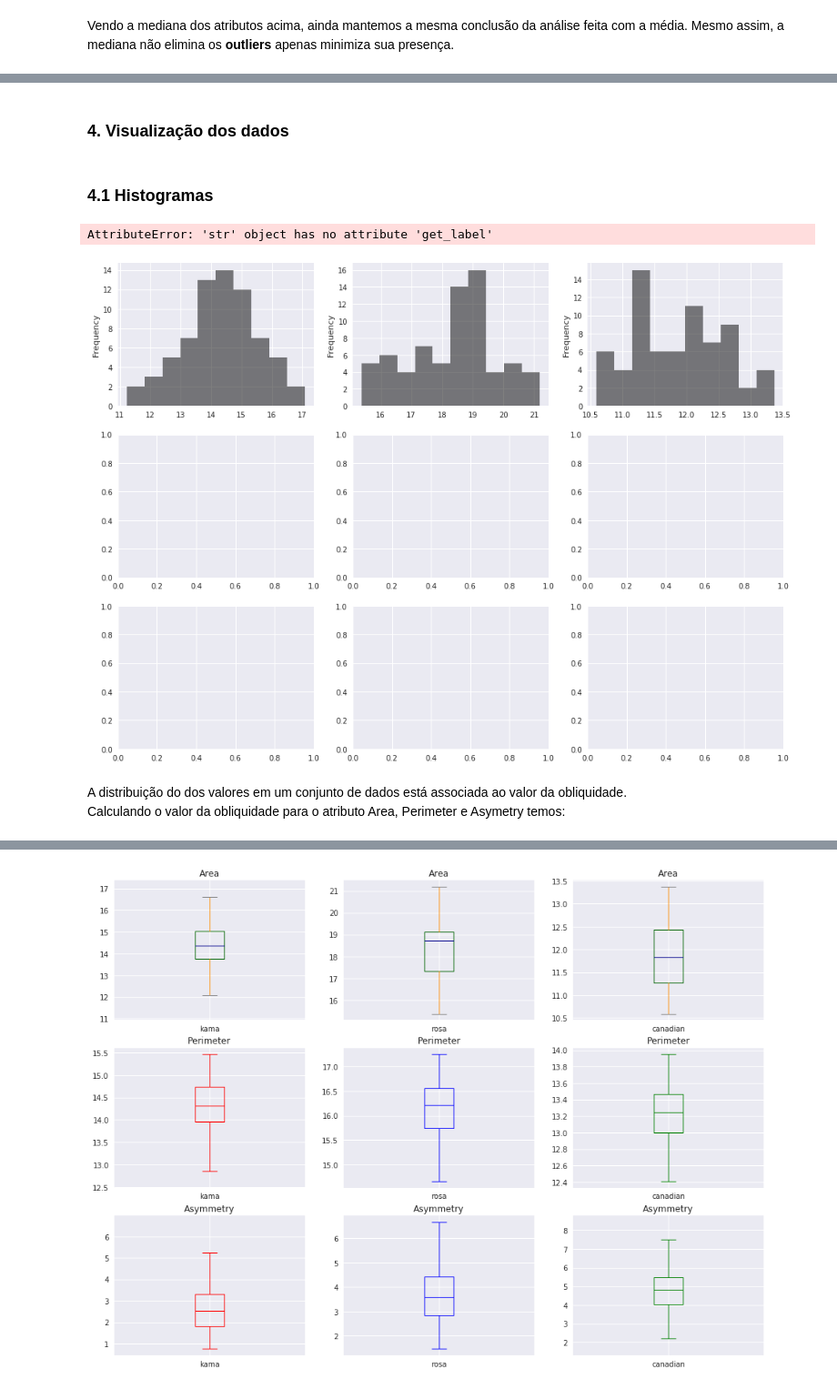
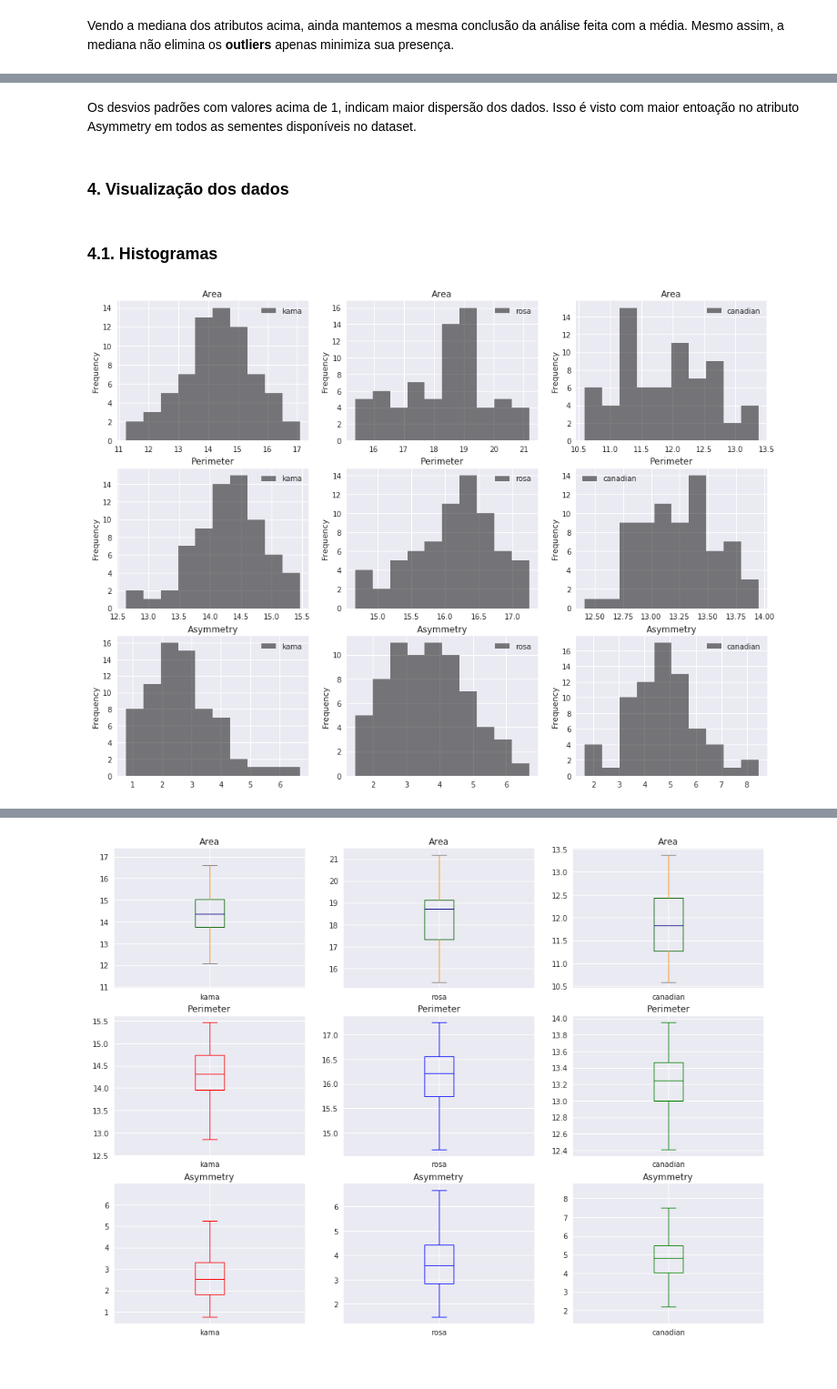
Before and after one commit to julianyraiol/RNA-Works, a Jupyter notebook: Projeto_4/develop/analise/analise.ipynb, the cells around one changed output, grey strips where cells are left out. Shown: that part at 91% size. Saved outputs shown, nothing was run; the diff lists cells and outputs as text; code cells hidden in the pictures.

```diff
--- a/Projeto_4/develop/analise/analise.ipynb
+++ b/Projeto_4/develop/analise/analise.ipynb
@@ -217,50 +238,46 @@ Vendo a mediana dos atributos acima, ainda mantemos a mesma conclusão da análi
+# %% [markdown]
+Os desvios padrões com valores acima de 1, indicam maior dispersão dos dados. Isso é visto com maior entoação no atributo Asymmetry em todos as sementes disponíveis no dataset.
 # %% [markdown]
 ### 4. Visualização dos dados
 # %% [markdown]
-### 4.1  Histogramas
+### 4.1.  Histogramas
 # %%
 fig,ax=plt.subplots(3,3,figsize=(16, 12))
 
 # Histograma do atributo Area
 kama.Area.plot(kind="hist", ax=ax[0][0],label="kama",color ='k',alpha=0.5,fontsize=10)
 rosa.Area.plot(kind="hist", ax=ax[0][1],label="rosa",color='k',alpha=0.5,fontsize=10)
 canadian.Area.plot( kind="hist",ax=ax[0][2],label="canadian",color='k',alpha=0.5,fontsize=10)
-plt.legend(handles=["line_up", "line_down"])
-
 
 kama.Perimeter.plot(kind="hist", ax=ax[1][0],label="kama",color ='k',alpha=0.5,fontsize=10)
 rosa.Perimeter.plot(kind="hist", ax=ax[1][1],label="rosa",color='k',alpha=0.5,fontsize=10)
 canadian.Perimeter.plot( kind="hist",ax=ax[1][2],label="canadian",color='k', alpha=0.5,fontsize=10)
 
 kama.Asymmetry.plot(kind="hist", ax=ax[2][0],label="kama",color ='k', alpha=0.5,fontsize=10)
 rosa.Asymmetry.plot(kind="hist", ax=ax[2][1],label="rosa",color='k',alpha=0.5,fontsize=10)
 canadian.Asymmetry.plot( kind="hist",ax=ax[2][2],label="canadian",color='k',alpha=0.5,fontsize=10)
 
-# ax[0][0].set(title='Area')
-# ax[0][1].set(title='Area')
-# ax[0][2].set(title='Area')
-# ax[1][0].set(title='Perimeter')
-# ax[1][1].set(title='Perimeter')
-# ax[1][2].set(title='Perimeter')
-# ax[2][0].set(title='Asymmetry')
-# ax[2][1].set(title='Asymmetry')
-# ax[2][2].set(title='Asymmetry')
+ax[0][0].set(title='Area')
+ax[0][1].set(title='Area')
+ax[0][2].set(title='Area')
+ax[1][0].set(title='Perimeter')
+ax[1][1].set(title='Perimeter')
+ax[1][2].set(title='Perimeter')
+ax[2][0].set(title='Asymmetry')
+ax[2][1].set(title='Asymmetry')
+ax[2][2].set(title='Asymmetry')
 
-# ax[0][0].legend()
-# ax[0][1].legend()
-# ax[0][2].legend()
-# ax[1][0].legend()
-# ax[1][1].legend()
-# ax[1][2].legend()
-# ax[2][0].legend()
-# ax[2][1].legend()
-# ax[2][2].legend()
+ax[0][0].legend()
+ax[0][1].legend()
+ax[0][2].legend()
+ax[1][0].legend()
+ax[1][1].legend()
+ax[1][2].legend()
+ax[2][0].legend()
+ax[2][1].legend()
+ax[2][2].legend()
 
 plt.savefig('histograma.png')
 plt.show()
 # %% [output]
-AttributeError: 'str' object has no attribute 'get_label'
-[figure, old version]
+[figure, new version]
-# %% [markdown]
-A distribuição do dos valores em um conjunto de dados está associada ao valor da obliquidade.
-Calculando o valor da obliquidade para o atributo Area, Perimeter e Asymetry temos:
```
Also changed, not shown: parts of 16 cells of this notebook, 9 other files.
